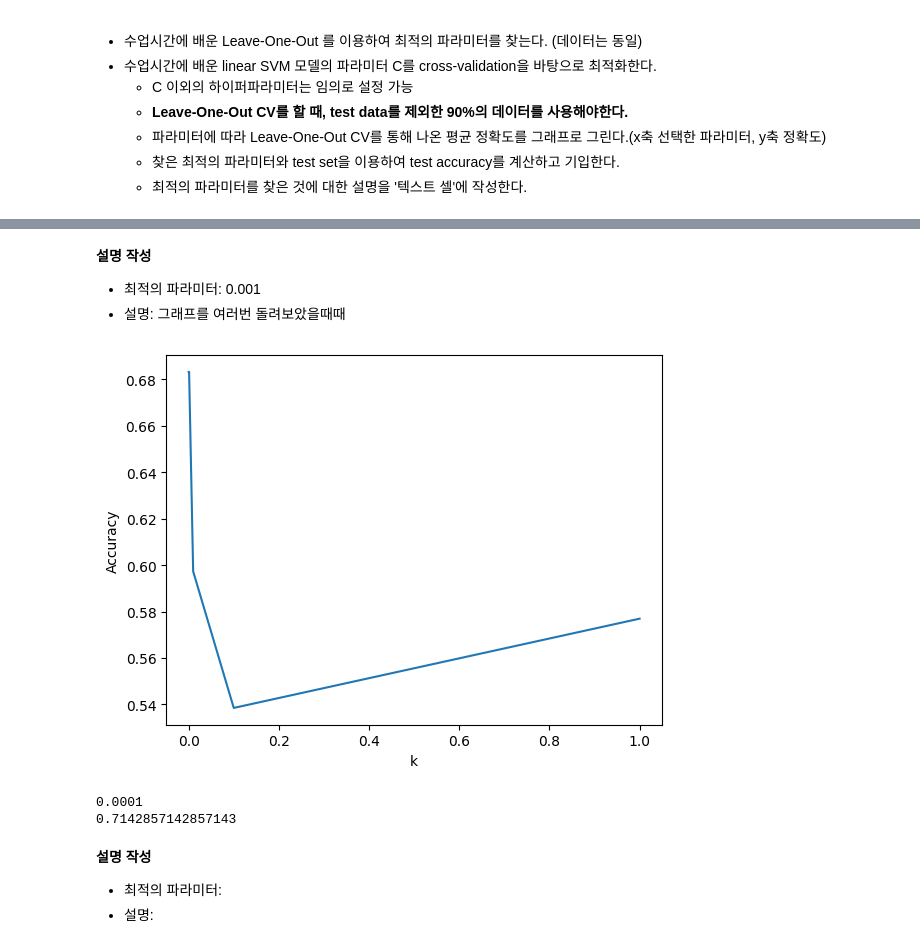
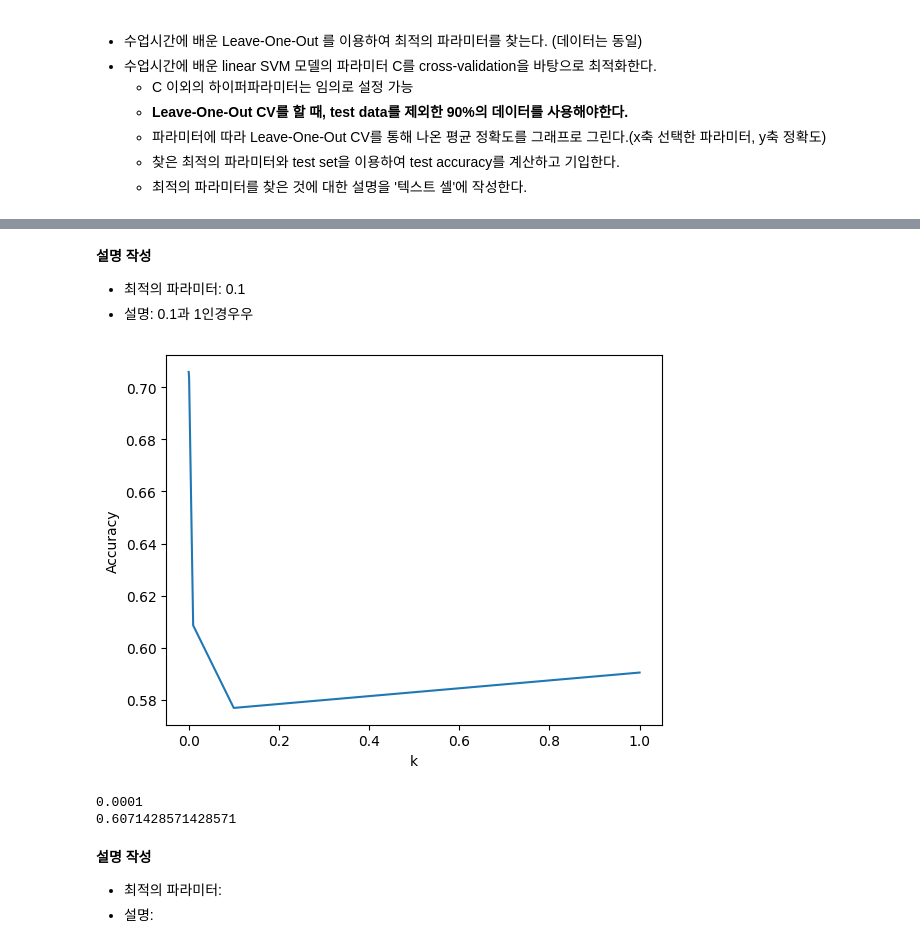
Before and after one commit to ajou20658/2023S-Ajou-ML, a Jupyter notebook: HW2.ipynb, the cells around one changed output, grey strips where cells are left out. Saved outputs shown, nothing was run; the diff lists cells and outputs as text; code cells hidden in the pictures.

```diff
--- a/HW2.ipynb
+++ b/HW2.ipynb
@@ -507,11 +507,11 @@ from sklearn.svm import SVC
 ## 문제 6-1 ##
 # 코드 작성
 # X_train y_train 사용
-x=[0.0001,0.001,0.01,0.1,1]
+x=[0.1,1,10]
 X_svm=X_train
 y_svm=y_train
-X_svm.append(X_val)
-y_svm.append(y_val)
+pd.concat([X_svm,X_val])
+pd.concat([y_svm,y_val])
 
 accuracy=[]
 bestx=0
@@ -545,45 +545,45 @@ print(result)
 # %% [markdown]
 **설명 작성**
-- 최적의 파라미터: 0.001
-- 설명: 그래프를 여러번 돌려보았을때때
+- 최적의 파라미터: 0.1
+- 설명: 0.1과 1인경우우
 # %%
 ## 문제 6-2 ##
 # 코드 작성
 x=[0.0001,0.001,0.01,0.1,1]
 X_svm=X_train
 y_svm=y_train
-X_svm.append(X_val)
-y_svm.append(y_val)
+pd.concat([X_svm,X_val])
+pd.concat([y_svm,y_val])
 accuracy=[]
 bestx=0
 bestaccuracy=0
 # print(y_train)
 # print(y_svm)
 loo = LeaveOneOut()
 for i in x:
   svm = LinearSVC(C=i)
   cv_scores=cross_val_score(svm,X_svm,y_svm,cv=loo)
   termacc=np.mean(cv_scores)
   accuracy.append(termacc)
   if termacc>bestaccuracy:
     bestx=i
     bestaccuracy=termacc
 
 
 plt.plot(x,accuracy,label="linear")
 plt.xlabel('k')
 plt.ylabel('Accuracy')
 plt.show()
 svm = LinearSVC(C=bestx)
 svm.fit(X_svm,y_svm)
 result=svm.score(X_test,y_test)
 print(bestx)
 print(result)
 ############
 # %% [output]
-[figure, old version]
+[figure, new version]
 0.0001
-0.7142857142857143
+0.6071428571428571
 # %% [markdown]
 **설명 작성**
 - 최적의 파라미터:
```
Also changed, not shown: parts of 8 cells of this notebook.
